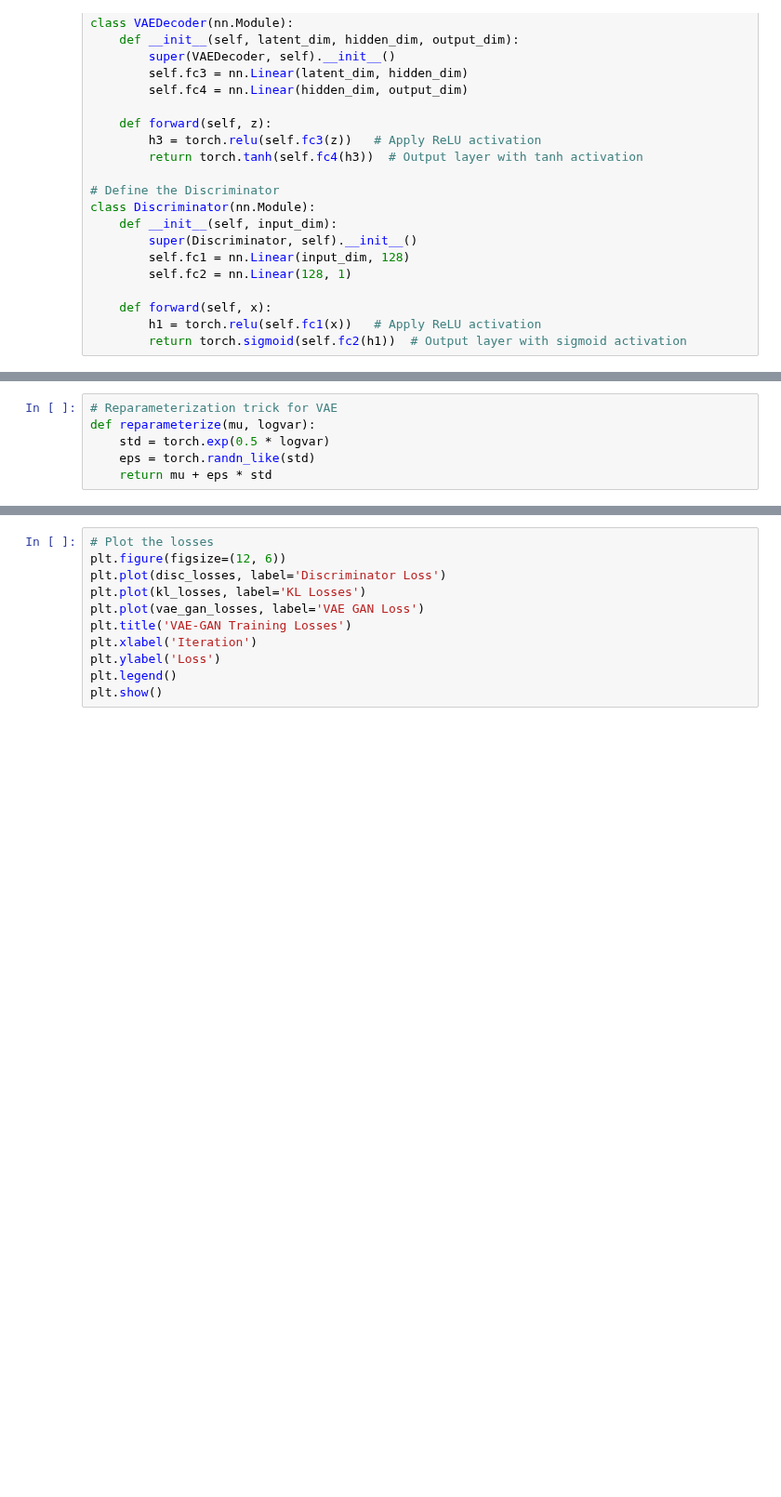
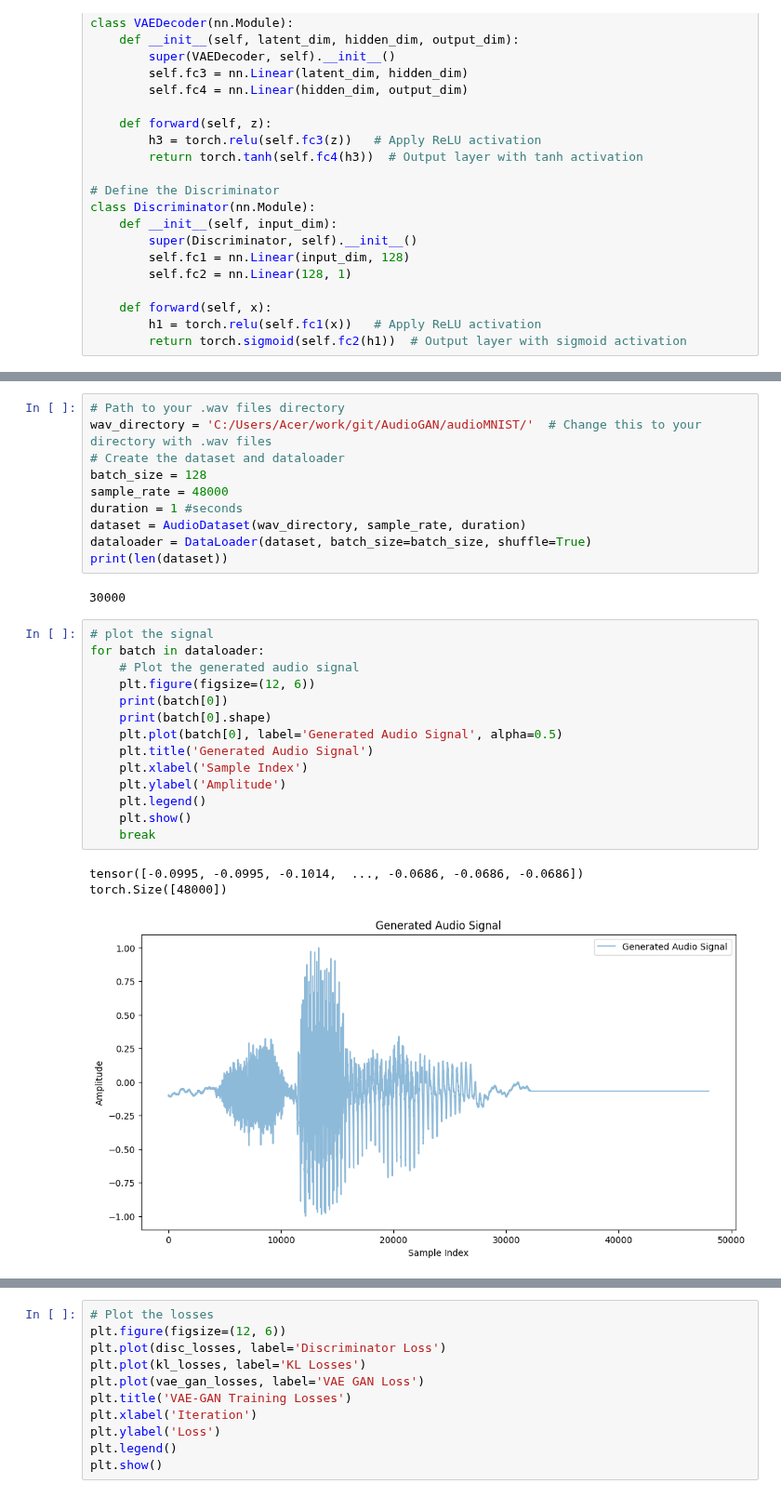
Before and after one commit to wajihullahbaig/AudioGAN, a Jupyter notebook: VAE-GAN.ipynb, the cells around one changed output, grey strips where cells are left out. Shown at 93% size. Saved outputs shown, nothing was run; the diff lists cells and outputs as text; blank space fills up the shorter version.

```diff
--- a/VAE-GAN.ipynb
+++ b/VAE-GAN.ipynb
@@ -67,7 +88,31 @@ class AudioDataset(Dataset):
-# %%
-# Reparameterization trick for VAE
-def reparameterize(mu, logvar):
-    std = torch.exp(0.5 * logvar)
-    eps = torch.randn_like(std)
-    return mu + eps * std
+# %%
+# Path to your .wav files directory
+wav_directory = 'C:/Users/Acer/work/git/AudioGAN/audioMNIST/'  # Change this to your directory with .wav files
+# Create the dataset and dataloader
+batch_size = 128
+sample_rate = 48000
+duration = 1 #seconds
+dataset = AudioDataset(wav_directory, sample_rate, duration)
+dataloader = DataLoader(dataset, batch_size=batch_size, shuffle=True)
+print(len(dataset))
+# %% [output]
+30000
+# %%
+# plot the signal
+for batch in dataloader:
+    # Plot the generated audio signal
+    plt.figure(figsize=(12, 6))
+    print(batch[0])
+    print(batch[0].shape)
+    plt.plot(batch[0], label='Generated Audio Signal', alpha=0.5)
+    plt.title('Generated Audio Signal')
+    plt.xlabel('Sample Index')
+    plt.ylabel('Amplitude')
+    plt.legend()
+    plt.show()
+    break
+# %% [output]
+tensor([-0.0995, -0.0995, -0.1014,  ..., -0.0686, -0.0686, -0.0686])
+torch.Size([48000])
+[figure, added]
 # %%
```
Also changed, not shown: parts of 8 cells of this notebook, 6 other files.
